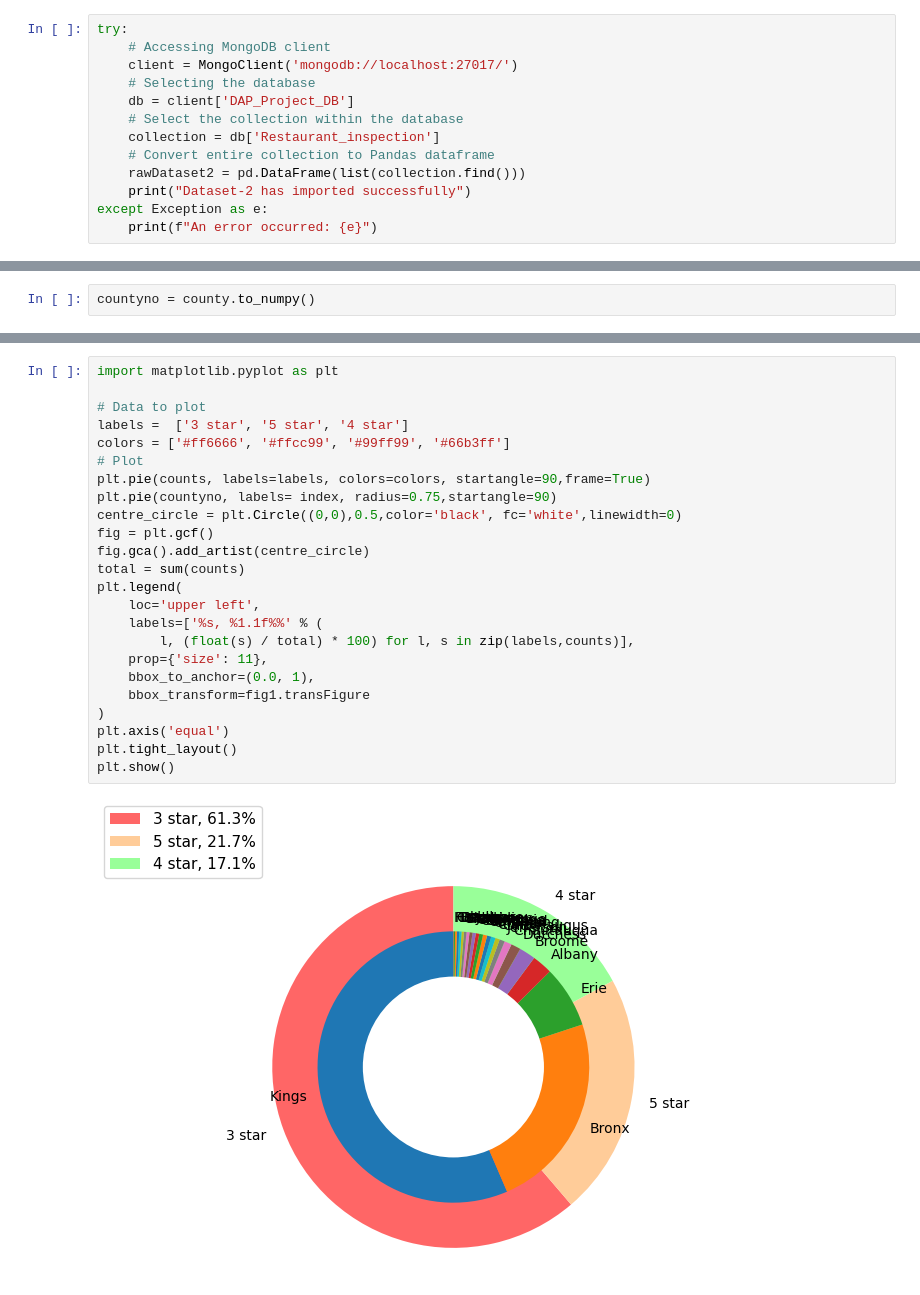
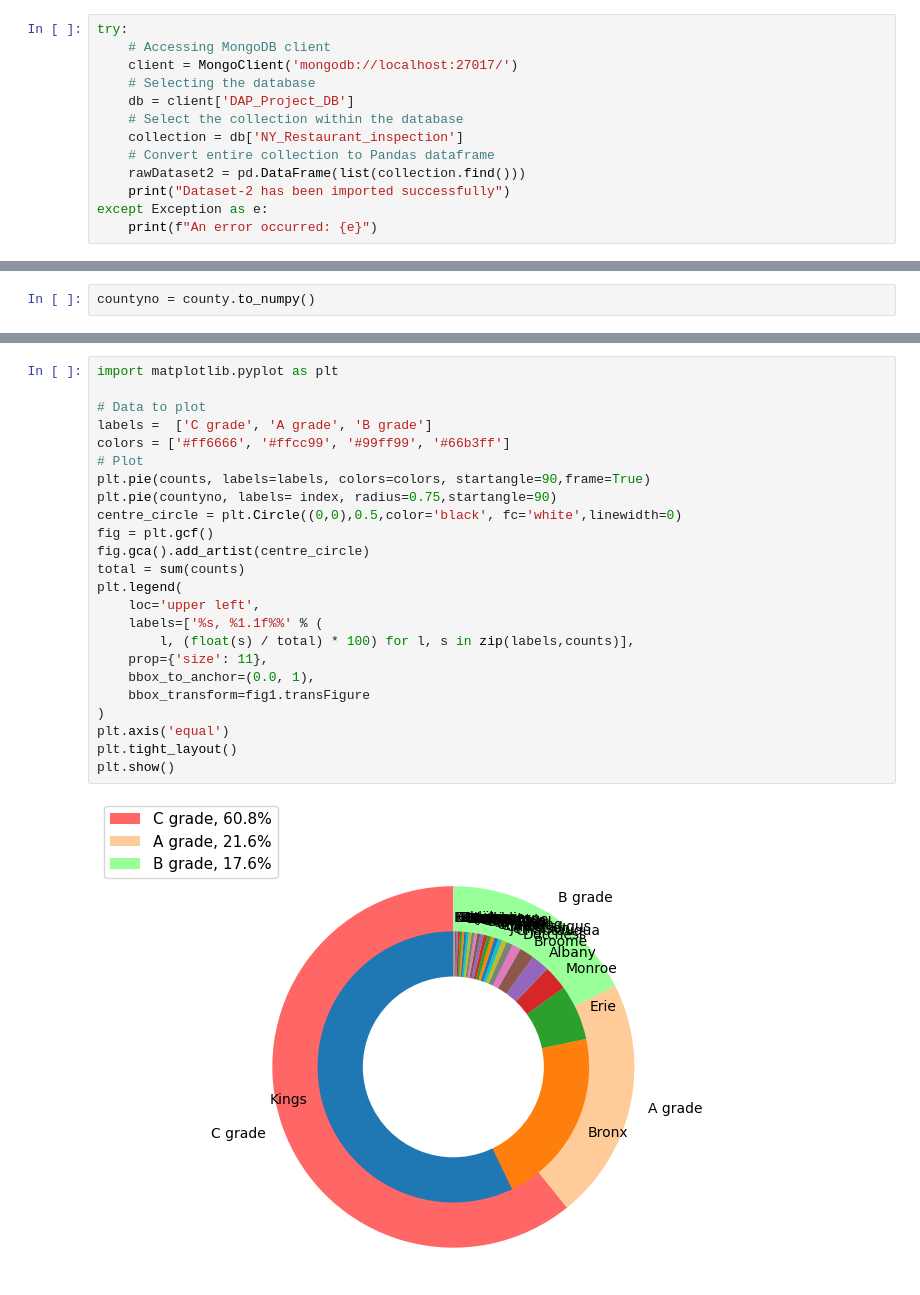
Before and after one commit to JanushPrajosh/Dap_Team_Project, a Jupyter notebook: Dataset-2_ETL&Visualisation.ipynb, the cells around one changed output, grey strips where cells are left out. Saved outputs shown, nothing was run; the diff lists cells and outputs as text.

```diff
--- a/Dataset-2_ETL&Visualisation.ipynb
+++ b/Dataset-2_ETL&Visualisation.ipynb
@@ -11,10 +11,10 @@ try:
     # Selecting the database
     db = client['DAP_Project_DB']
     # Select the collection within the database
-    collection = db['Restaurant_inspection']
+    collection = db['NY_Restaurant_inspection']
     # Convert entire collection to Pandas dataframe
     rawDataset2 = pd.DataFrame(list(collection.find()))
-    print("Dataset-2 has imported successfully")
+    print("Dataset-2 has been imported successfully")
 except Exception as e:
     print(f"An error occurred: {e}")
 # %% [output]
@@ -437,26 +455,26 @@ array([49318, 20621,  6428,  2124,  1700,  1007,   768,   541,   457,
 # %%
 import matplotlib.pyplot as plt
 
 # Data to plot
-labels =  ['3 star', '5 star', '4 star']
+labels =  ['C grade', 'A grade', 'B grade']
 colors = ['#ff6666', '#ffcc99', '#99ff99', '#66b3ff']
 # Plot
 plt.pie(counts, labels=labels, colors=colors, startangle=90,frame=True)
 plt.pie(countyno, labels= index, radius=0.75,startangle=90)
 centre_circle = plt.Circle((0,0),0.5,color='black', fc='white',linewidth=0)
 fig = plt.gcf()
 fig.gca().add_artist(centre_circle)
 total = sum(counts)
 plt.legend(
     loc='upper left',
     labels=['%s, %1.1f%%' % (
         l, (float(s) / total) * 100) for l, s in zip(labels,counts)],
     prop={'size': 11},
     bbox_to_anchor=(0.0, 1),
     bbox_transform=fig1.transFigure
 )
 plt.axis('equal')
 plt.tight_layout()
 plt.show()
 # %% [output]
-[figure, old version]
+[figure, new version]
```
Also changed, not shown: parts of 21 cells of this notebook, 5 other files.
